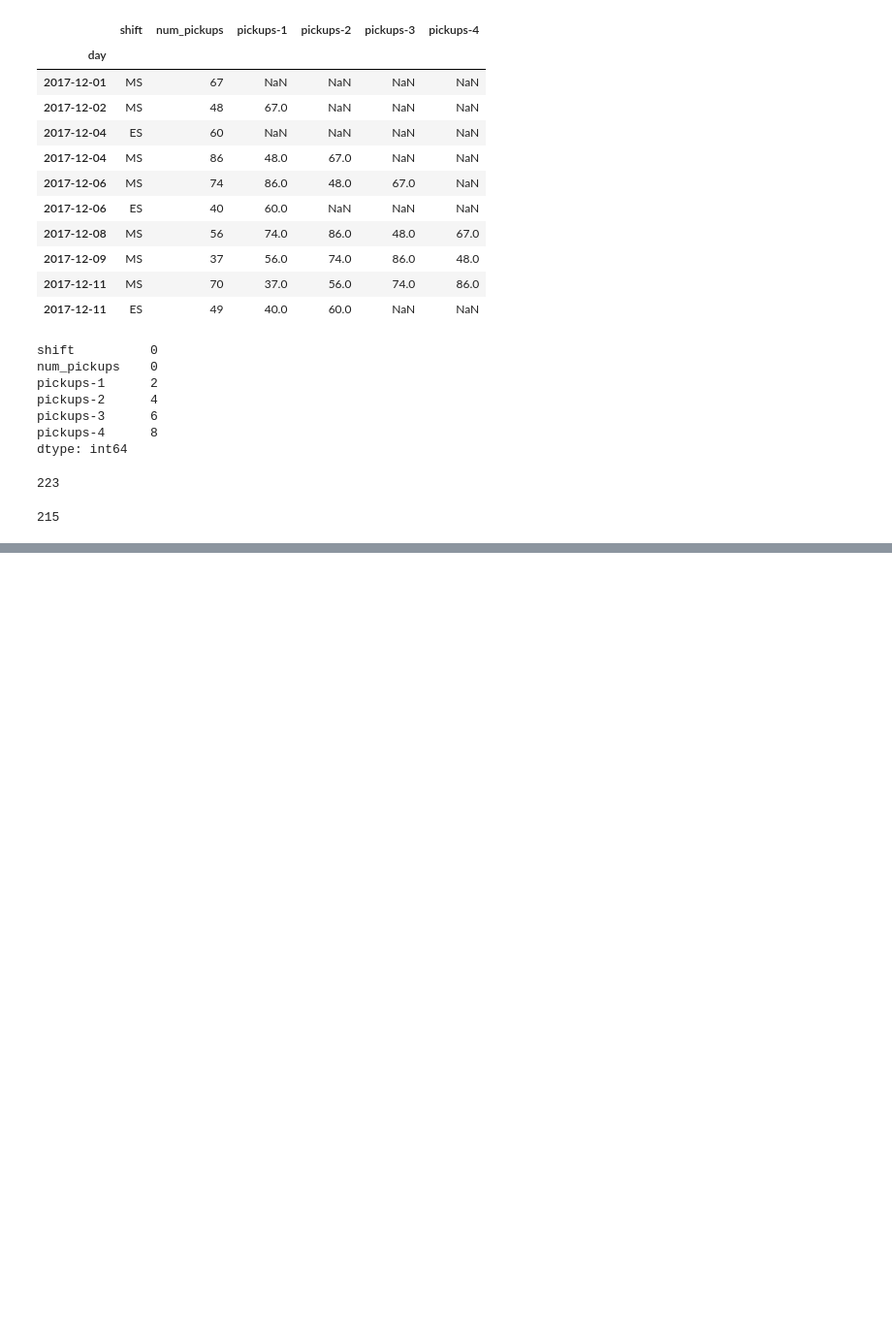
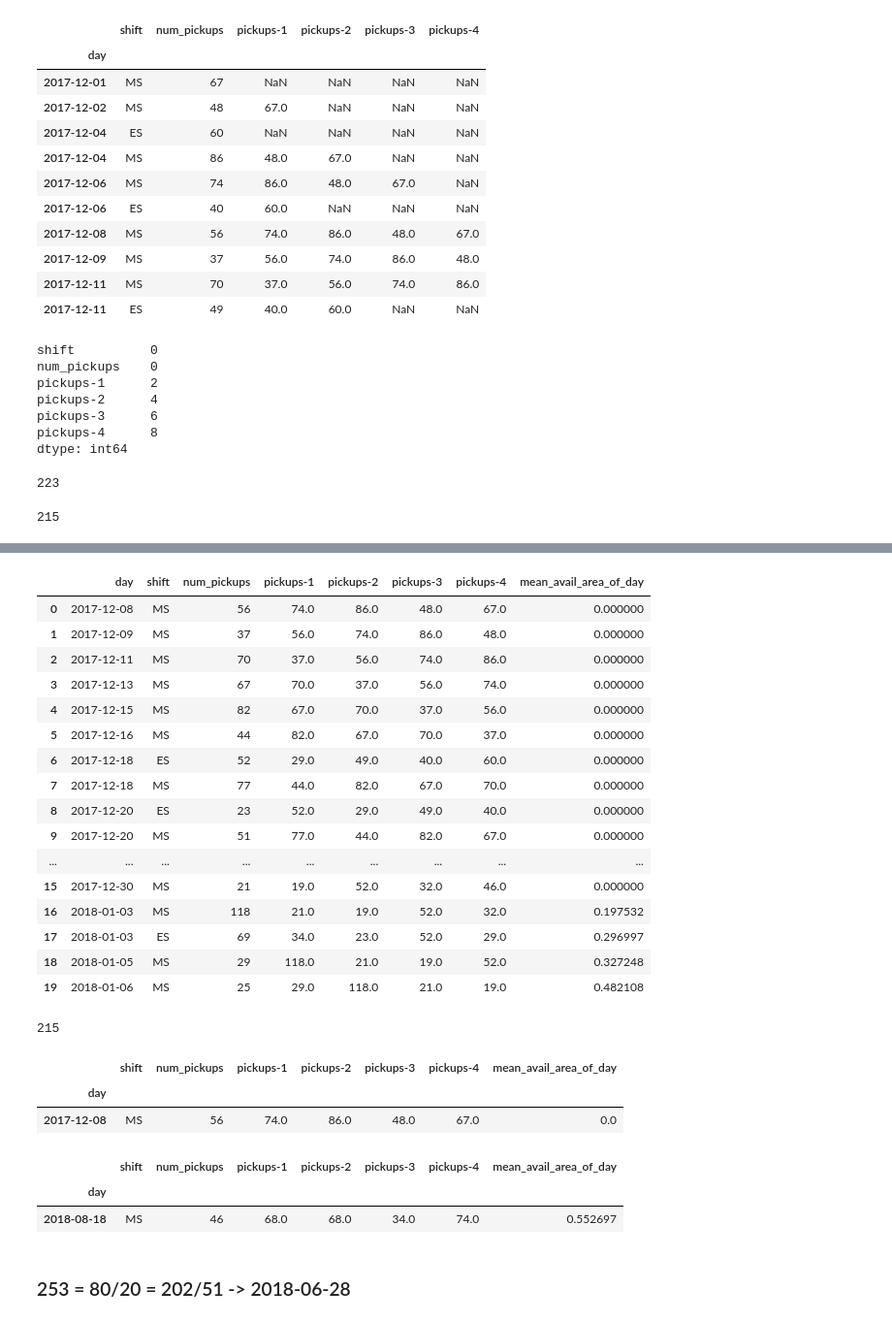
Before and after one commit to doreensacker/Forcasting-demand, a Jupyter notebook: Zipjet.ipynb, the cells around one changed output, grey strips where cells are left out. Shown at 97% size. Drawn from its saved outputs; the diff is of its cells as text; code cells hidden in the pictures; blank space fills up the shorter version.

Commit message:
features supply and train test split

```diff
--- a/Zipjet.ipynb
+++ b/Zipjet.ipynb
@@ -348,0 +447,9 @@ len(demand_feature)
+# %%
+es_supply = supply[supply['shift'] == 'ES'].sort_index()
+es_feature_per_day = pd.DataFrame(data=es_supply.index.unique())
+es_supply_grouped = es_supply.groupby(['day'])
+
+es_mean_avail_area_of_day = []
+for day, group in es_supply_grouped:
+    m_es = group['avail_area_ratio'].mean()
+    es_mean_avail_area_of_day.append(m_es)
@@ -348,0 +484,3 @@ len(demand_feature)
+# %%
+es_feature_per_day['mean_avail_area_of_day'] = es_mean_avail_area_of_day
+es_feature_per_day['shift'] = 'ES'
@@ -348,0 +489,2 @@ len(demand_feature)
+# %%
+feature_per_day = pd.concat([ms_feature_per_day, es_feature_per_day])
@@ -348,0 +524,26 @@ len(demand_feature)
+# %%
+features_and_target = pd.merge(demand_feature, feature_per_day, on=['day', 'shift'], how='left')
+# %%
+features_and_target.head(20)
+# %% [output]
+|  | day | shift | num_pickups | pickups-1 | pickups-2 | pickups-3 | pickups-4 | mean_avail_area_of_day |
+| 0 | 2017-12-08 | MS | 56 | 74.0 | 86.0 | 48.0 | 67.0 | 0.000000 |
+| 1 | 2017-12-09 | MS | 37 | 56.0 | 74.0 | 86.0 | 48.0 | 0.000000 |
+| 2 | 2017-12-11 | MS | 70 | 37.0 | 56.0 | 74.0 | 86.0 | 0.000000 |
+| 3 | 2017-12-13 | MS | 67 | 70.0 | 37.0 | 56.0 | 74.0 | 0.000000 |
+| 4 | 2017-12-15 | MS | 82 | 67.0 | 70.0 | 37.0 | 56.0 | 0.000000 |
+| 5 | 2017-12-16 | MS | 44 | 82.0 | 67.0 | 70.0 | 37.0 | 0.000000 |
+| 6 | 2017-12-18 | ES | 52 | 29.0 | 49.0 | 40.0 | 60.0 | 0.000000 |
+| 7 | 2017-12-18 | MS | 77 | 44.0 | 82.0 | 67.0 | 70.0 | 0.000000 |
+| 8 | 2017-12-20 | ES | 23 | 52.0 | 29.0 | 49.0 | 40.0 | 0.000000 |
+| 9 | 2017-12-20 | MS | 51 | 77.0 | 44.0 | 82.0 | 67.0 | 0.000000 |
+| ... | ... | ... | ... | ... | ... | ... | ... | ... |
+| 15 | 2017-12-30 | MS | 21 | 19.0 | 52.0 | 32.0 | 46.0 | 0.000000 |
+| 16 | 2018-01-03 | MS | 118 | 21.0 | 19.0 | 52.0 | 32.0 | 0.197532 |
+| 17 | 2018-01-03 | ES | 69 | 34.0 | 23.0 | 52.0 | 29.0 | 0.296997 |
+| 18 | 2018-01-05 | MS | 29 | 118.0 | 21.0 | 19.0 | 52.0 | 0.327248 |
+| 19 | 2018-01-06 | MS | 25 | 29.0 | 118.0 | 21.0 | 19.0 | 0.482108 |
+# %%
+len(features_and_target)
+# %% [output]
+215
@@ -348,0 +554,14 @@ len(demand_feature)
+# %%
+features_and_target.sort_values('day').head(1)
+# %% [output]
+|  | shift | num_pickups | pickups-1 | pickups-2 | pickups-3 | pickups-4 | mean_avail_area_of_day |
+| day |  |  |  |  |  |  |  |
+| 2017-12-08 | MS | 56 | 74.0 | 86.0 | 48.0 | 67.0 | 0.0 |
+# %%
+features_and_target.sort_values('day').tail(1)
+# %% [output]
+|  | shift | num_pickups | pickups-1 | pickups-2 | pickups-3 | pickups-4 | mean_avail_area_of_day |
+| day |  |  |  |  |  |  |  |
+| 2018-08-18 | MS | 46 | 68.0 | 68.0 | 34.0 | 74.0 | 0.552697 |
+# %% [markdown]
+### 253 = 80/20 = 202/51 -> 2018-06-28
```
Also changed, not shown: parts of 35 cells of this notebook.
